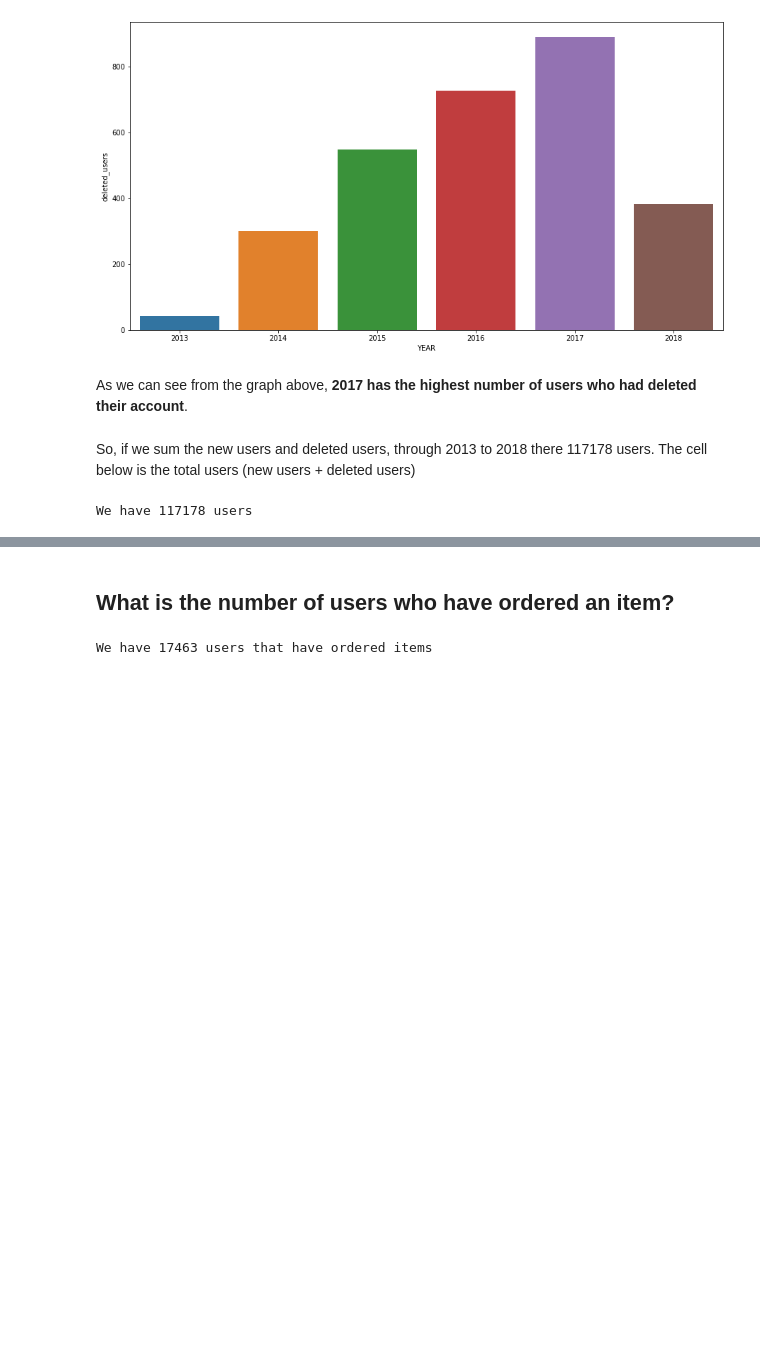
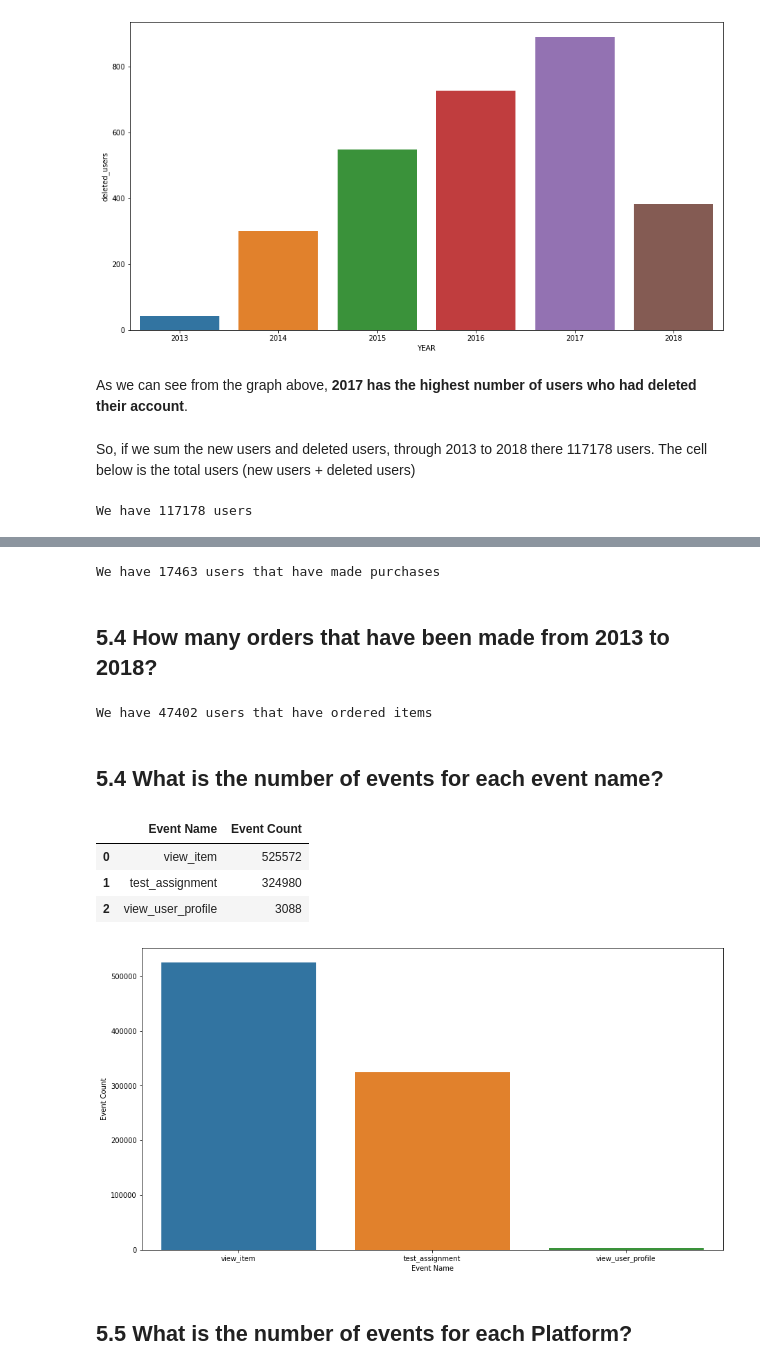
Before and after one commit to H8-Assignments-Bay/finpro-ftds-001-hck-ftds-001-hck-group-002, a Jupyter notebook: h8dsft_FPSG02.ipynb, the cells around one changed output, grey strips where cells are left out. Cells and saved outputs as stored; diff of their text form; code cells hidden in the pictures; blank space fills up the shorter version.

```diff
--- a/h8dsft_FPSG02.ipynb
+++ b/h8dsft_FPSG02.ipynb
@@ -554,13 +572,51 @@ We have 117178 users
+# %%
+user_with_orders_count = sq1('''
+SELECT COUNT(DISTINCT id) as number_of_users_who_have_made_purchases
+FROM users u
+INNER JOIN orders o
+ON u.id = o.user_id
+''').values[0][0]
+
+print('We have {} users that have made purchases'.format(user_with_orders_count))
+# %% [output]
+We have 17463 users that have made purchases
+# %% [markdown]
+## 5.4 How many orders that have been made from 2013 to 2018?
+# %%
+user_with_orders_count = sq1('''
+SELECT COUNT(*) as number_of_users_who_have_ordered_an_item
+FROM users u
+INNER JOIN orders o
+ON u.id = o.user_id
+''').values[0][0]
+
+print('We have {} users that have ordered items'.format(user_with_orders_count))
+# %% [output]
+We have 47402 users that have ordered items
+# %% [markdown]
+## 5.4 What is the number of events for each event name?
+# %%
+event_name_count = sq1('''
+SELECT
+  event_name,
+  count(*) AS event_count
+FROM
+  events
+GROUP BY
+  event_name
+ORDER BY
+  event_count DESC
+''')
+event_name_count
+# %% [output]
+|  | Event Name | Event Count |
+| 0 | view_item | 525572 |
+| 1 | test_assignment | 324980 |
+| 2 | view_user_profile | 3088 |
+# %%
+plt.figure(figsize=(15,8))
+ax = sns.barplot(data=event_name_count, x='Event Name', y='Event Count')
+# %% [output]
+[figure, added]
 # %% [markdown]
-## What is the number of users who have ordered an item?
+## 5.5 What is the number of events for each Platform?
-# %%
-user_with_orders_count = sq1('''
-SELECT COUNT(DISTINCT id) as number_of_users_who_have_ordered_an_item
-FROM users u
-INNER JOIN orders o
-ON u.id = o.user_id
-''').values[0][0]
-
-print('We have {} users that have ordered items'.format(user_with_orders_count))
-# %% [output]
-We have 17463 users that have ordered items
```
Also changed, not shown: parts of 18 cells of this notebook.
